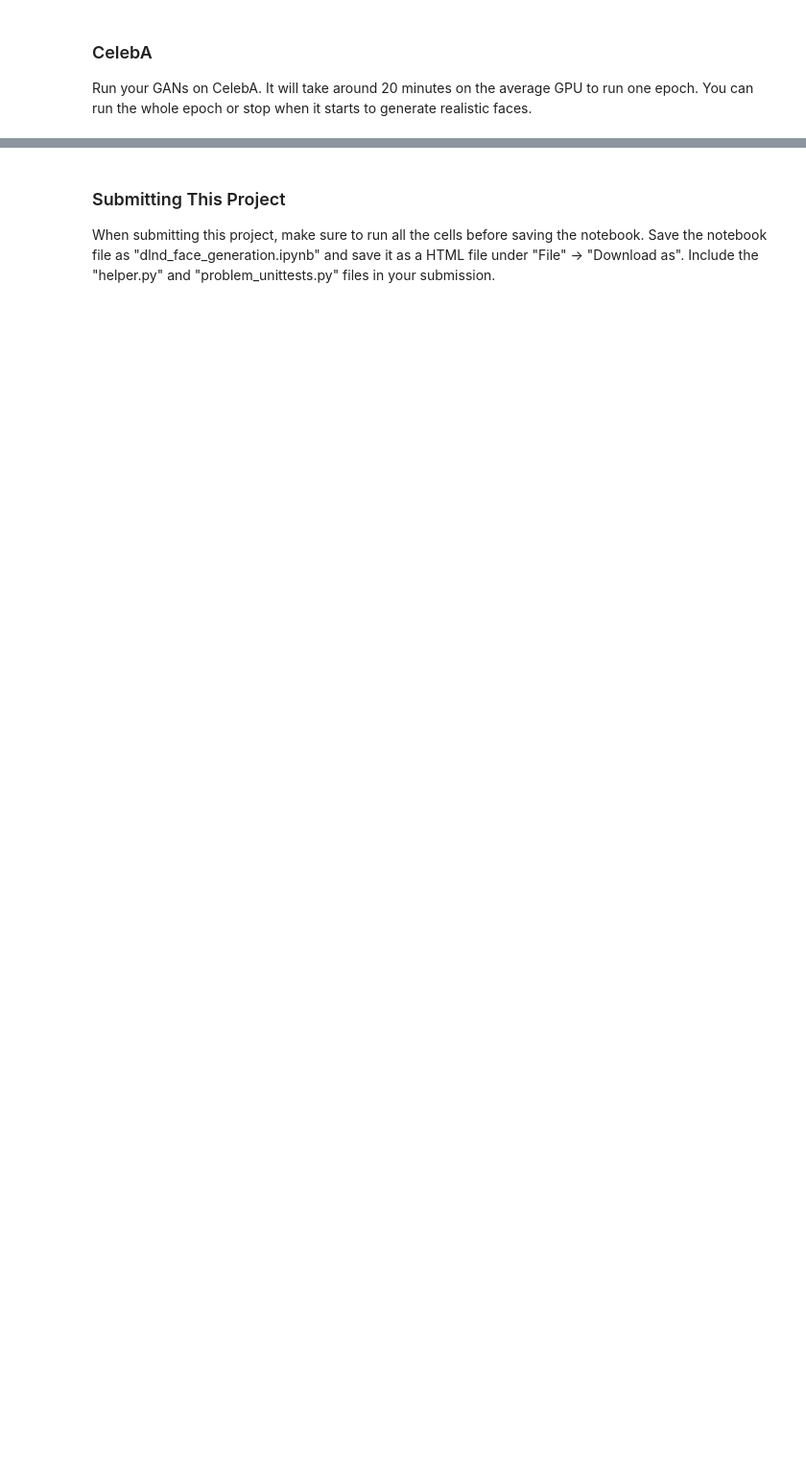
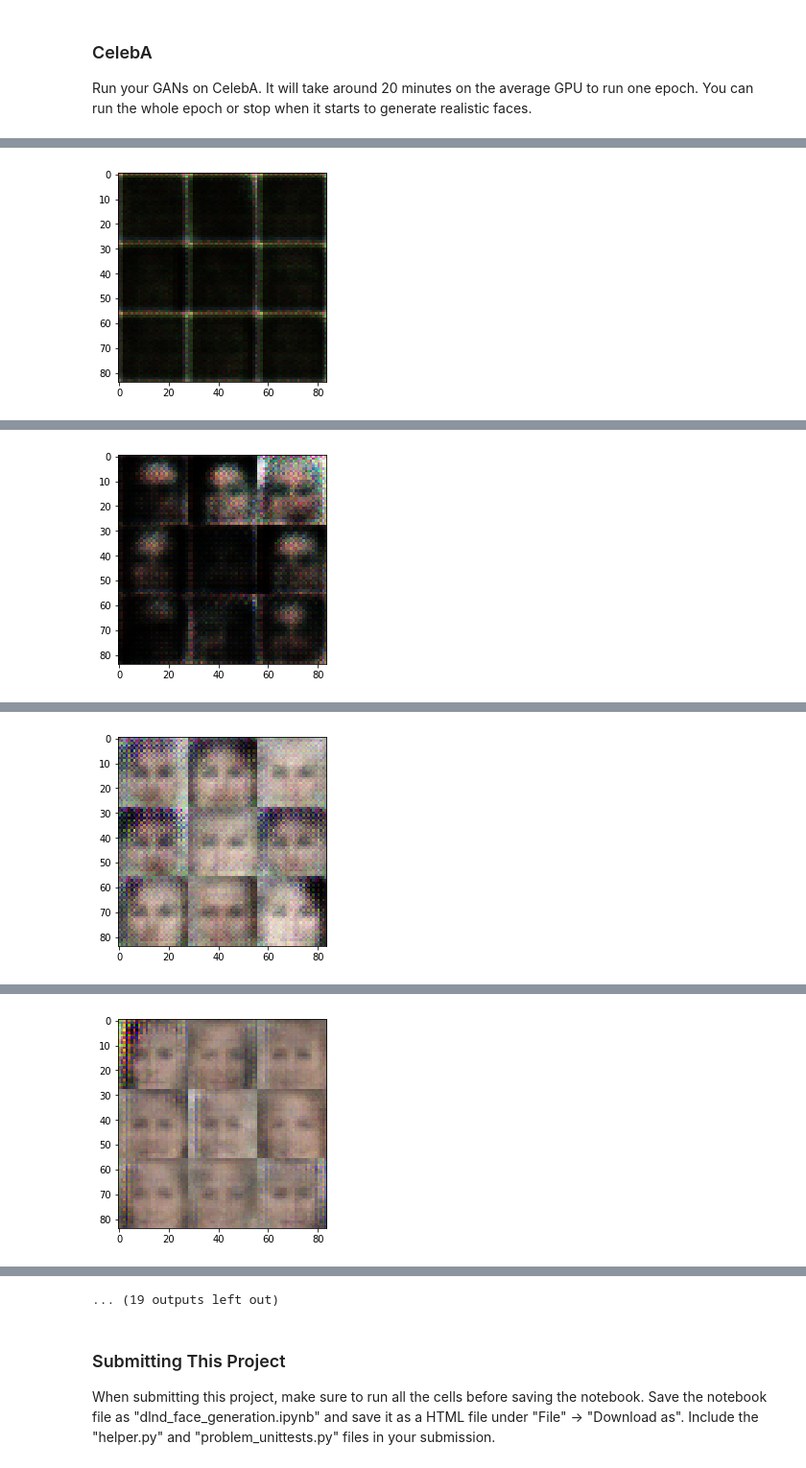
Before and after one commit to marceljanerfont/dlnd, a Jupyter notebook: face_generation/dlnd_face_generation.ipynb, the cells around one changed output, grey strips where cells are left out. Shown at 96% size. Drawn from its saved outputs; the diff is of its cells as text; code cells hidden in the pictures; blank space fills up the shorter version.

```diff
--- a/face_generation/dlnd_face_generation.ipynb
+++ b/face_generation/dlnd_face_generation.ipynb
@@ -32,8 +33,8 @@ Extracting celeba...
 ### MNIST
 As you're aware, the [MNIST](http://yann.lecun.com/exdb/mnist/) dataset contains images of handwritten digits. You can view the first number of examples by changing `show_n_images`.
 # %%
+import numpy as np
 show_n_images = 25
-
 """
 DON'T MODIFY ANYTHING IN THIS CELL
 """
@@ -43,5 +44,7 @@ from glob import glob
 from matplotlib import pyplot
 
 mnist_images = helper.get_batch(glob(os.path.join(data_dir, 'mnist/*.jpg'))[:show_n_images], 28, 28, 'L')
-pyplot.imshow(helper.images_square_grid(mnist_images, 'L'), cmap='gray')
+image = mnist_images[0]
+print("Min: {}, /Max: {}".format(np.min(image), np.max(image)))
+#pyplot.imshow(helper.images_square_grid(mnist_images, 'L'), cmap='gray')
 # %% [output]
@@ -359,9 +363,6 @@ def train(epoch_count, batch_size, z_dim, learning_rate, beta1, get_batches, dat
                                                          image_height=image_height,
                                                          image_channels=image_channels,
                                                          z_dim=z_dim)
-    print("**************************")
-    print(learning_rate_tf)
-    print("**************************")
     d_loss, g_loss = model_loss(input_real=input_real,
                                 input_z=input_z,
                                 out_channel_dim=image_channels)
@@ -375,7 +376,7 @@ def train(epoch_count, batch_size, z_dim, learning_rate, beta1, get_batches, dat
                 # TODO: Train Model
                 steps += 1
                 # Scale image from (-0.5, 0.5) to (-1, 1)
-                # batch_images *= 2.0
+                batch_images *= 2.0
 
                 # Sample random noise for G
                 batch_z = np.random.uniform(-1, 1, size=(batch_size, z_dim))
@@ -401,7 +402,7 @@ def train(epoch_count, batch_size, z_dim, learning_rate, beta1, get_batches, dat
                           "Generator Loss: {:.4f}".format(train_loss_g))
                 if steps % show_every == 0:
                     show_generator_output(sess=sess,
-                                          n_images=9,
+                                          n_images=show_n_images,
                                           input_z=input_z,
                                           out_channel_dim=image_channels,
                                           image_mode=data_image_mode )
@@ -434,10 +479,10 @@ KeyboardInterrupt:
 ### CelebA
 Run your GANs on CelebA.  It will take around 20 minutes on the average GPU to run one epoch.  You can run the whole epoch or stop when it starts to generate realistic faces.
 # %%
-batch_size = None
-z_dim = None
-learning_rate = None
-beta1 = None
+batch_size = 128
+z_dim = 100
+learning_rate = 0.0002
+beta1 = 0.5
 
 
 """
@@ -449,3 +494,4 @@ celeba_dataset = helper.Dataset('celeba', glob(os.path.join(data_dir, 'img_align
 with tf.Graph().as_default():
     train(epochs, batch_size, z_dim, learning_rate, beta1, celeba_dataset.get_batches,
           celeba_dataset.shape, celeba_dataset.image_mode)
+# %% [output]
@@ -451,0 +508 @@ with tf.Graph().as_default():
+[figure, added]
@@ -451,0 +519 @@ with tf.Graph().as_default():
+[figure, added]
@@ -451,0 +530 @@ with tf.Graph().as_default():
+[figure, added]
@@ -451,0 +541 @@ with tf.Graph().as_default():
+[figure, added]
@@ -452,3 +564,4 @@ with tf.Graph().as_default():
+... (19 outputs left out)
 # %% [markdown]
 ### Submitting This Project
 When submitting this project, make sure to run all the cells before saving the notebook. Save the notebook file as "dlnd_face_generation.ipynb" and save it as a HTML file under "File" -> "Download as". Include the "helper.py" and "problem_unittests.py" files in your submission.
```
Also changed, not shown: parts of 6 cells of this notebook.
